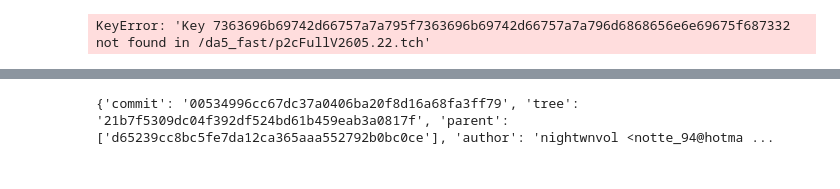
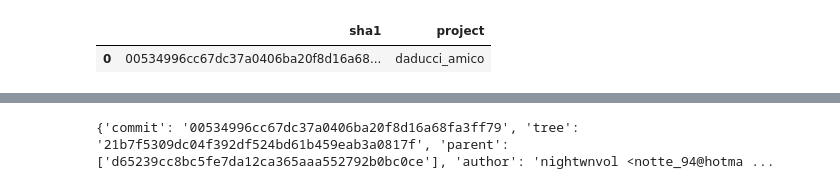
Before and after one commit to EvanA4/MiniProject2, a Jupyter notebook: eabbott9.ipynb, the cells around one changed output, grey strips where cells are left out. Cells and saved outputs as stored; diff of their text form; code cells hidden in the pictures.

```diff
--- a/eabbott9.ipynb
+++ b/eabbott9.ipynb
@@ -8,35 +8,36 @@ import pandas as pd
 # creates the client
 woc = WocMapsRemote( base_url="https://worldofcode.org/api/")
 # if you got an API key
 # woc = WocMapsRemote( base_url="https://worldofcode.org/api/", api_key="woc-XXXXXX-YYYYYY" )
 
 # Now for each of the ten projects you were assigned get commits, e.g.
 projects = [
   'daducci_amico',
   'yangjasp_optimall',
   'anybotics_kindr',
   'scikit-fuzzy_scikit-fuzzy',
   'mhhennig_hs2',
   'bids-apps_rshrf',
   'juliastats_lasso.jl',
   'dcc-lab_pyhardwarelibrary',
   'cmillion_gphoton',
   'aim-uofa_adelaidet'
 ]
 list_df_commits = []
 for prj in projects:
   # Convert GitHub repository names to WoC V2412 project names
   prj = prj.lower().replace('/','_',2)
   commits = woc.get_values('p2c', prj)
   df = pd.DataFrame(commits, columns=["sha1"])
   df['project'] = prj
   list_df_commits.append(df)
 df = pd.concat(list_df_commits)
 #perhaps save the list (if no errors) so you do not need to retrieve them again
-df.to_csv('df_commits.csv')
+df.to_csv('eabbott9_df_commits.csv')
 df.head(1)
 # %% [output]
-KeyError: 'Key 7363696b69742d66757a7a795f7363696b69742d66757a7a796d6868656e6e69675f687332 not found in /da5_fast/p2cFullV2605.22.tch'
+|  | sha1 | project |
+| 0 | 00534996cc67dc37a0406ba20f8d16a68... | daducci_amico |
 # %%
 # If the number of commits its not very large, you can try to get them all at the same time,
 # The max batch size is 10
```
Also changed, not shown: parts of 27 cells of this notebook, 25 other files.
